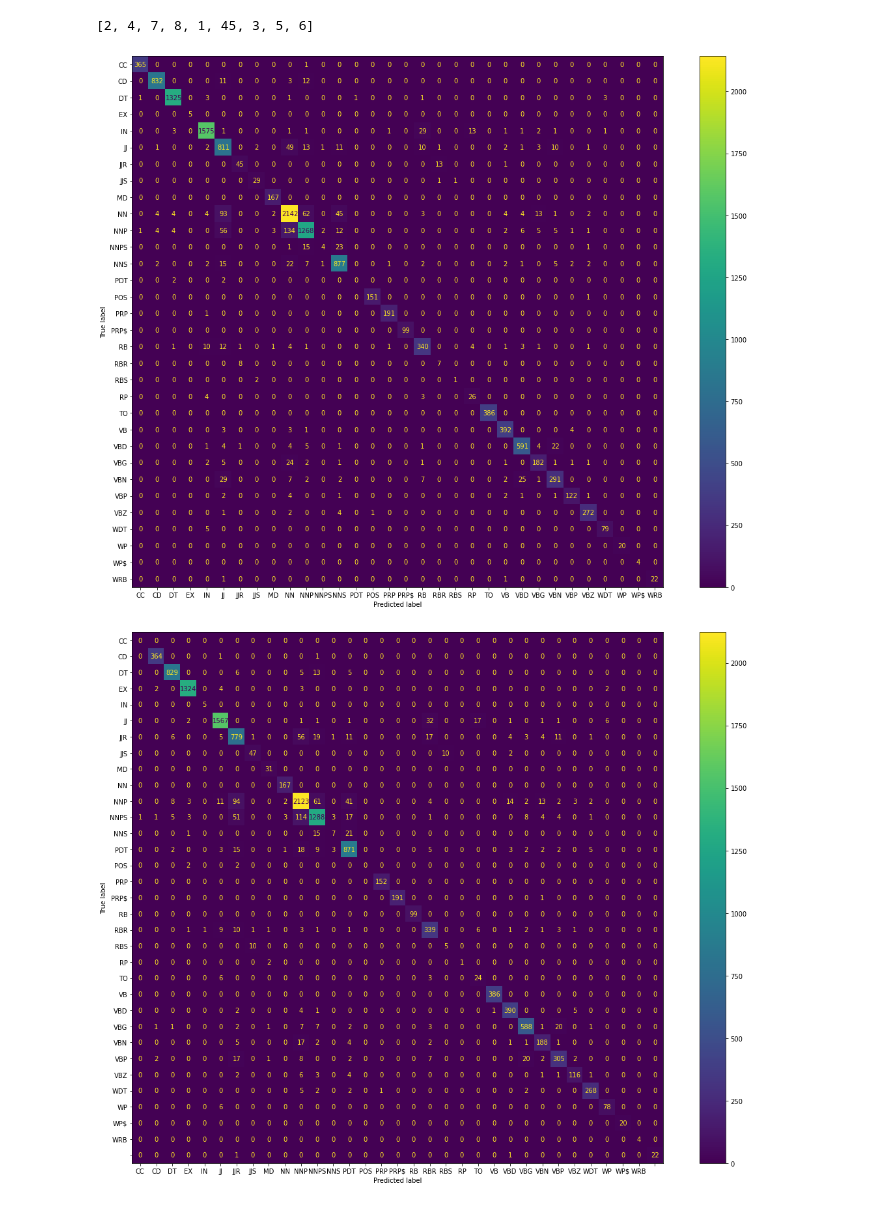
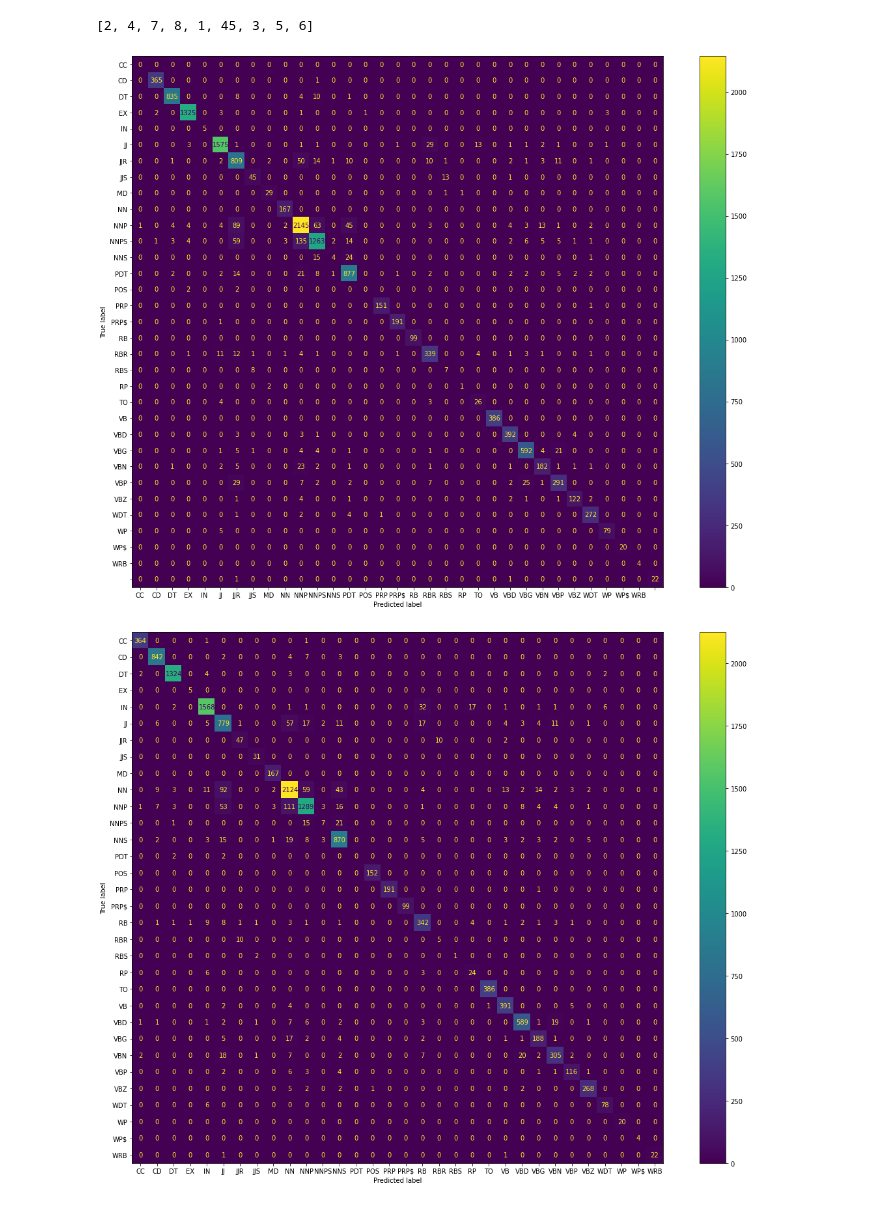
Before and after one commit to LeonidasY/nlp-assignments, a Jupyter notebook: Assignment 1/main.ipynb, the cells around one changed output. Drawn from its saved outputs; the diff is of its cells as text; code cells hidden in the pictures.

```diff
--- a/Assignment 1/main.ipynb
+++ b/Assignment 1/main.ipynb
@@ -1,3 +41,8 @@
+# %%
+# Set the notebook hyperparameters
+PREPROCESS = True
+TRAIN = False
+TEST = True
 # %% [markdown]
 # Data Preparation
 # %%
@@ -454,29 +513,35 @@ second_pred_labels = best_second_model.predict(test_features)
 # %%
-# Define the punctuation columns to remove
-indices = [lab_dict.get(key) for key in ["$", ",", ".", ":", "#", "``", "''", "-LRB-", "-RRB-"]]
-print(indices)
+if TEST == True:
+
+  # Define the punctuation columns to remove
+  indices = [lab_dict.get(key) for key in ["$", ",", ".", ":", "#", "``", "''", "-LRB-", "-RRB-"]]
+  print(indices)
 # %% [output]
 [2, 4, 7, 8, 1, 45, 3, 5, 6]
 # %%
-# Print the confusion matrix of the 1st Model
-true_var, pred_var = modify_var(test_labels, first_pred_labels, indices)
-cm_one = confusion_matrix(true_var, pred_var)
-display = ConfusionMatrixDisplay(confusion_matrix=cm_one, display_labels=[t for t, i in lab_dict.items() if i in list(set(test_labels.argmax(2).flatten()) - set(indices) - set([0]))])
-fig, ax = plt.subplots(figsize=(20, 15))
-display.plot(include_values=True, ax=ax)
-plt.show()
+if TEST == True:
+
+  # Print the confusion matrix of the 1st Model
+  true_var, pred_var = modify_var(test_labels, first_pred_labels, indices)
+  cm_one = confusion_matrix(true_var, pred_var)
+  display = ConfusionMatrixDisplay(confusion_matrix=cm_one, display_labels=[t for t, i in lab_dict.items() if i in list(set(test_labels.argmax(2).flatten()) - set(indices))])
+  fig, ax = plt.subplots(figsize=(20, 15))
+  display.plot(include_values=True, ax=ax)
+  plt.show()
 # %% [output]
-[figure, old version]
+[figure, new version]
 # %%
-# Print the confusion matrix for the 2nd Model
-true_var, pred_var = modify_var(test_labels, second_pred_labels, indices)
-cm_two = confusion_matrix(true_var, pred_var)
-display = ConfusionMatrixDisplay(confusion_matrix=cm_two, display_labels=[t for t, i in lab_dict.items() if i in list(set(test_labels.argmax(2).flatten()) - set(indices) - set([0]))])
-fig, ax = plt.subplots(figsize=(20, 15))
-display.plot(include_values=True, ax=ax)
-plt.show()
+if TEST == True:
+
+  # Print the confusion matrix for the 2nd Model
+  true_var, pred_var = modify_var(test_labels, second_pred_labels, indices)
+  cm_two = confusion_matrix(true_var, pred_var)
+  display = ConfusionMatrixDisplay(confusion_matrix=cm_two, display_labels=[t for t, i in lab_dict.items() if i in list(set(test_labels.argmax(2).flatten()) - set(indices))])
+  fig, ax = plt.subplots(figsize=(20, 15))
+  display.plot(include_values=True, ax=ax)
+  plt.show()
 # %% [output]
-[figure, old version]
+[figure, new version]
 # %%
 # Calculate the F1 macro score
 true_nopad, first_pred_nopad = modify_var(test_labels, first_pred_labels, indices)
```
Also changed, not shown: parts of 38 cells of this notebook, 1 other file.
